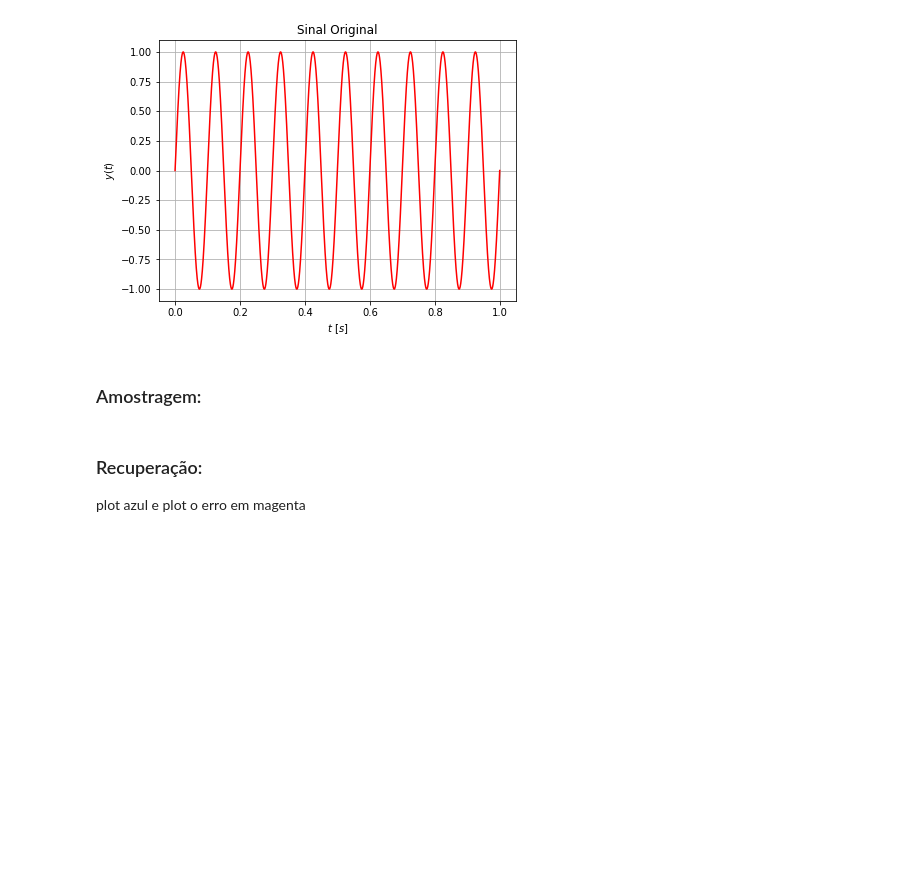
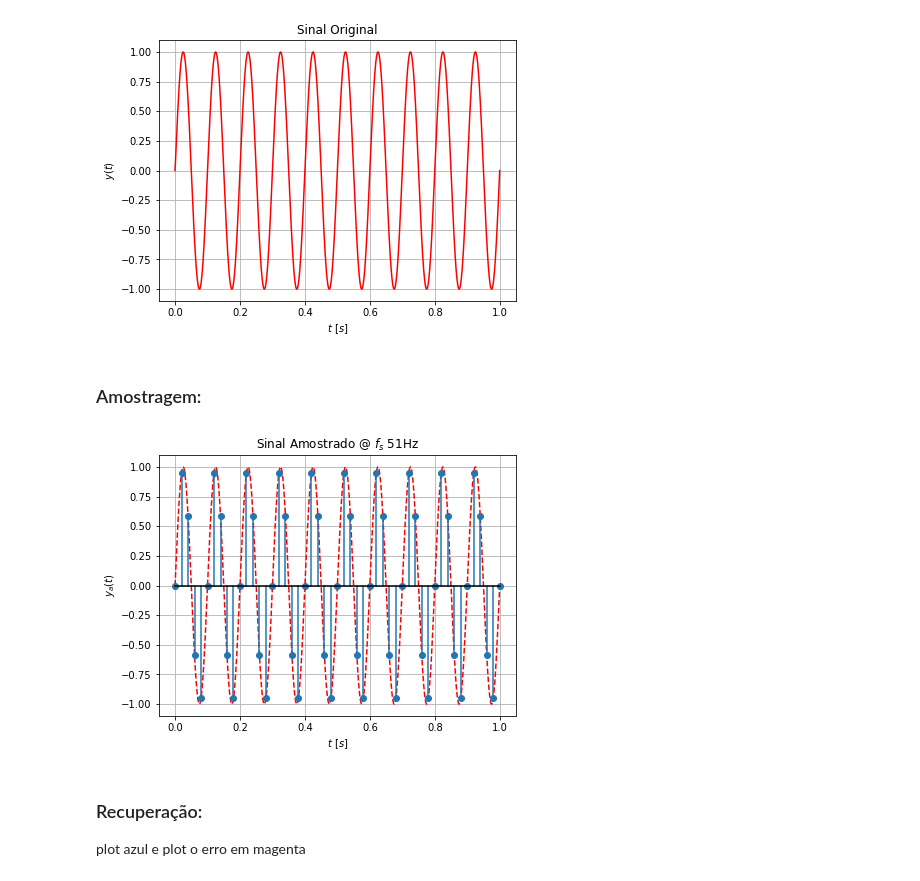
Before and after one commit to ezequiasjunior/pds_lab2019-1, a Jupyter notebook: pr-amostragem.ipynb, the cells around one changed output. Saved outputs shown, nothing was run; the diff lists cells and outputs as text; code cells hidden in the pictures; blank space fills up the shorter version.

```diff
--- a/pr-amostragem.ipynb
+++ b/pr-amostragem.ipynb
@@ -46,3 +43,28 @@ sample_freq = #Hz
+# %%
+# Definindo frequência de amostragem:
+sample_freq = 51 #Hz
+
+# Instantes de tempo em que o sinal é amostrado:
+ts = np.linspace(0, 1, sample_freq)
+
+# Amostras do sinal
+samp_signal = np.sin(2*np.pi*freq*ts)
+
+# Plotagem do sinal amostrado e original
+dim = 1*6.4
+plt.figure('sampled_signal', figsize=[dim, 0.75*dim])
+plt.title('Sinal Amostrado @ $f_s$ {}Hz'.format(sample_freq))
+plt.xlabel('$t$ [$s$]')
+plt.ylabel('$y_a(t)$')
+plt.plot(time, signal, 'r--', label='$y(t) = \sin(20\pi t)$')
+plt.stem(ts, samp_signal, linefmt='-C0', markerfmt='C0o', basefmt='k-')
+plt.stem
+#plt.axis([-0.025, 1.025, -1.25, 1.25])              # Trata os eixos (opcional)
+plt.grid()                                           # Habilita o grid
+#plt.legend(loc='best')#'upper right')                # Habilita a legenda (opcional)
+plt.show()                                           # Mostra a figura
+# %% [output]
+[figure, added]
 # %% [markdown]
 ### Recuperação:
 
```
Also changed, not shown: parts of 1 cell of this notebook.
